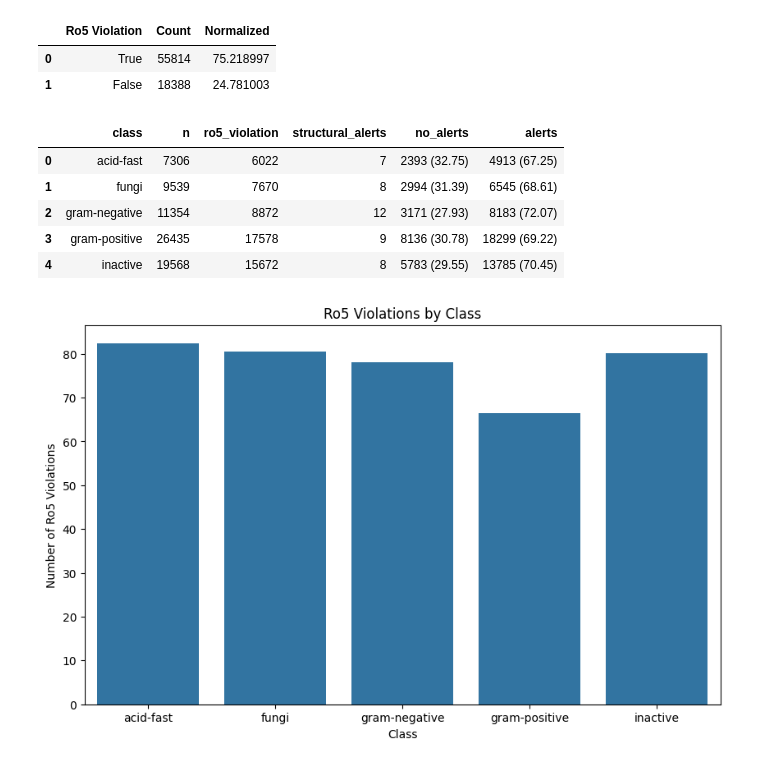
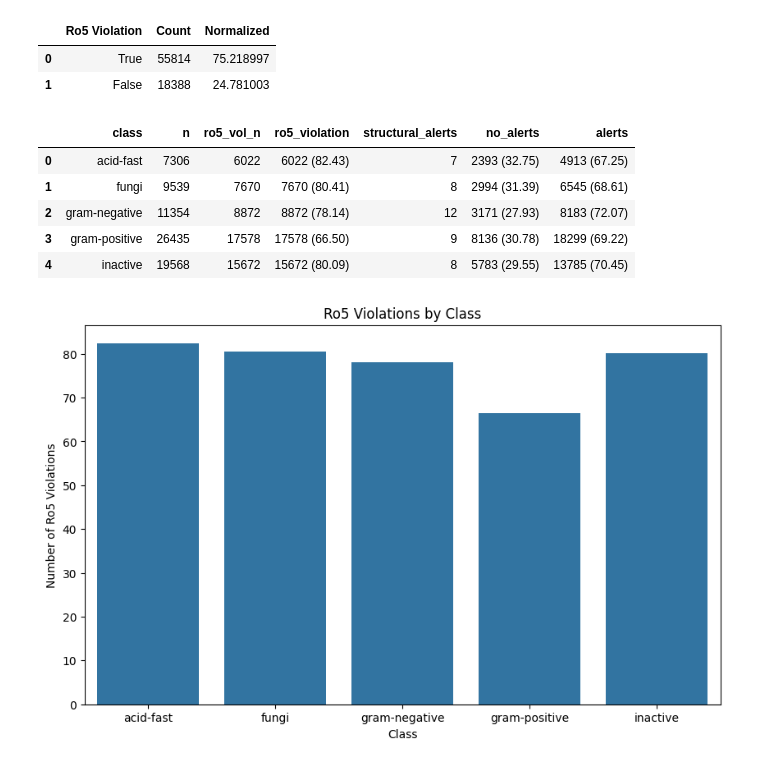
Before and after one commit to IMI-COMBINE/broad_spectrum_prediction, a Jupyter notebook: src/4_2_chem_class_analysis.ipynb, the cells around one changed output. Saved outputs shown, nothing was run; the diff lists cells and outputs as text; code cells hidden in the pictures.

```diff
--- a/src/4_2_chem_class_analysis.ipynb
+++ b/src/4_2_chem_class_analysis.ipynb
@@ -92,30 +92,33 @@ k
 # %%
 t = []
 for class_name in cmp_df["best_class"].unique():
     tmp = cmp_df[cmp_df["best_class"] == class_name]
     tmp = tmp.drop_duplicates(subset="compound_smiles")
     alert_counter = list(tmp["alerts"].value_counts().to_dict().values())
     no_alerts = alert_counter[0]
     combined_alerts = sum(alert_counter[1:])
 
+    ro5_violation = tmp["ro5_violation"].value_counts().to_dict()
+
     t.append(
         {
             "class": class_name,
             "n": len(tmp),
-            "ro5_violation": tmp["ro5_violation"].value_counts().to_dict()[True],
+            "ro5_vol_n": ro5_violation[True],
+            "ro5_violation": f"{ro5_violation[True]} ({ro5_violation[True] / sum(ro5_violation.values()) * 100:.2f})",
             "structural_alerts": len(alert_counter),
             "no_alerts": f"{no_alerts} ({no_alerts / sum(alert_counter) * 100:.2f})",
             "alerts": f"{combined_alerts} ({combined_alerts / sum(alert_counter) * 100:.2f})",
         }
     )
 
 pd.DataFrame(t)
 # %% [output]
-|  | class | n | ro5_violation | structural_alerts | no_alerts | alerts |
-| 0 | acid-fast | 7306 | 6022 | 7 | 2393 (32.75) | 4913 (67.25) |
-| 1 | fungi | 9539 | 7670 | 8 | 2994 (31.39) | 6545 (68.61) |
-| 2 | gram-negative | 11354 | 8872 | 12 | 3171 (27.93) | 8183 (72.07) |
-| 3 | gram-positive | 26435 | 17578 | 9 | 8136 (30.78) | 18299 (69.22) |
-| 4 | inactive | 19568 | 15672 | 8 | 5783 (29.55) | 13785 (70.45) |
+|  | class | n | ro5_vol_n | ro5_violation | structural_alerts | no_alerts | alerts |
+| 0 | acid-fast | 7306 | 6022 | 6022 (82.43) | 7 | 2393 (32.75) | 4913 (67.25) |
+| 1 | fungi | 9539 | 7670 | 7670 (80.41) | 8 | 2994 (31.39) | 6545 (68.61) |
+| 2 | gram-negative | 11354 | 8872 | 8872 (78.14) | 12 | 3171 (27.93) | 8183 (72.07) |
+| 3 | gram-positive | 26435 | 17578 | 17578 (66.50) | 9 | 8136 (30.78) | 18299 (69.22) |
+| 4 | inactive | 19568 | 15672 | 15672 (80.09) | 8 | 5783 (29.55) | 13785 (70.45) |
 # %%
 pp = pd.DataFrame(t)
```
Also changed, not shown: parts of 18 cells of this notebook, 2 other files.
